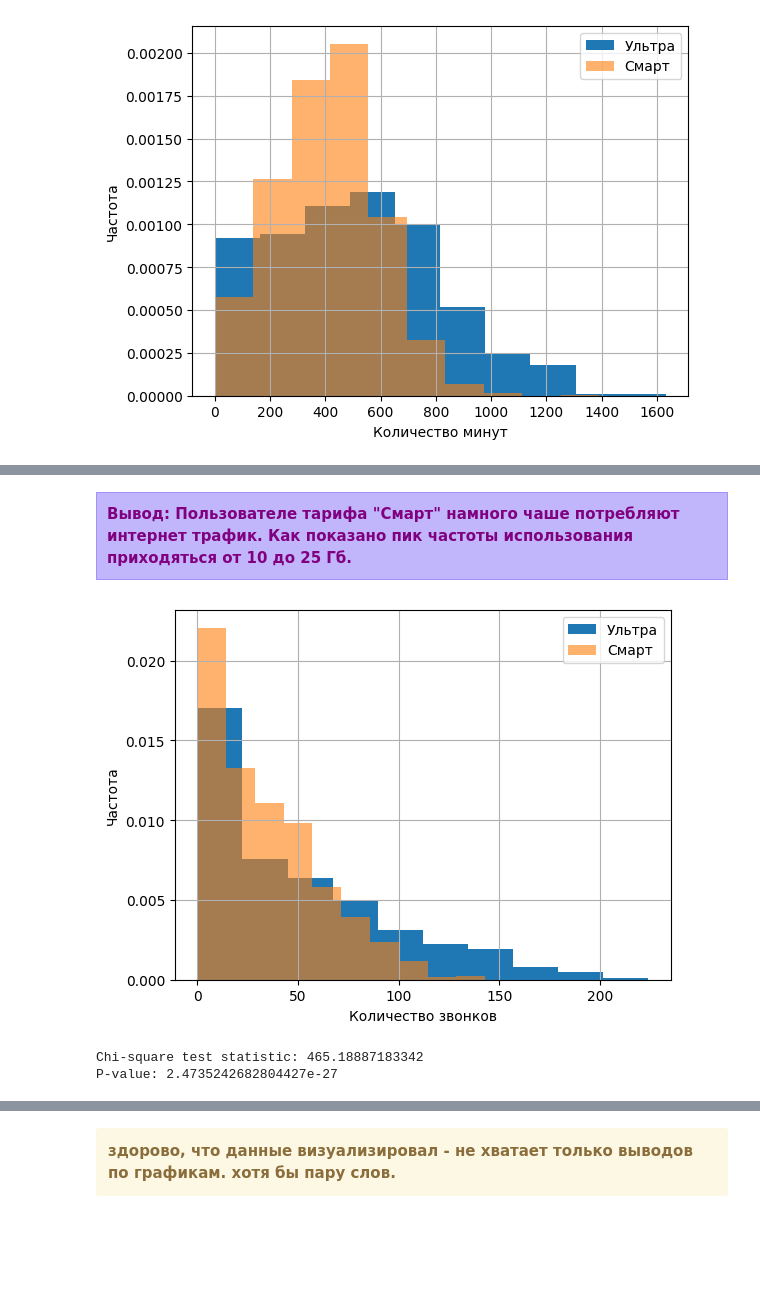
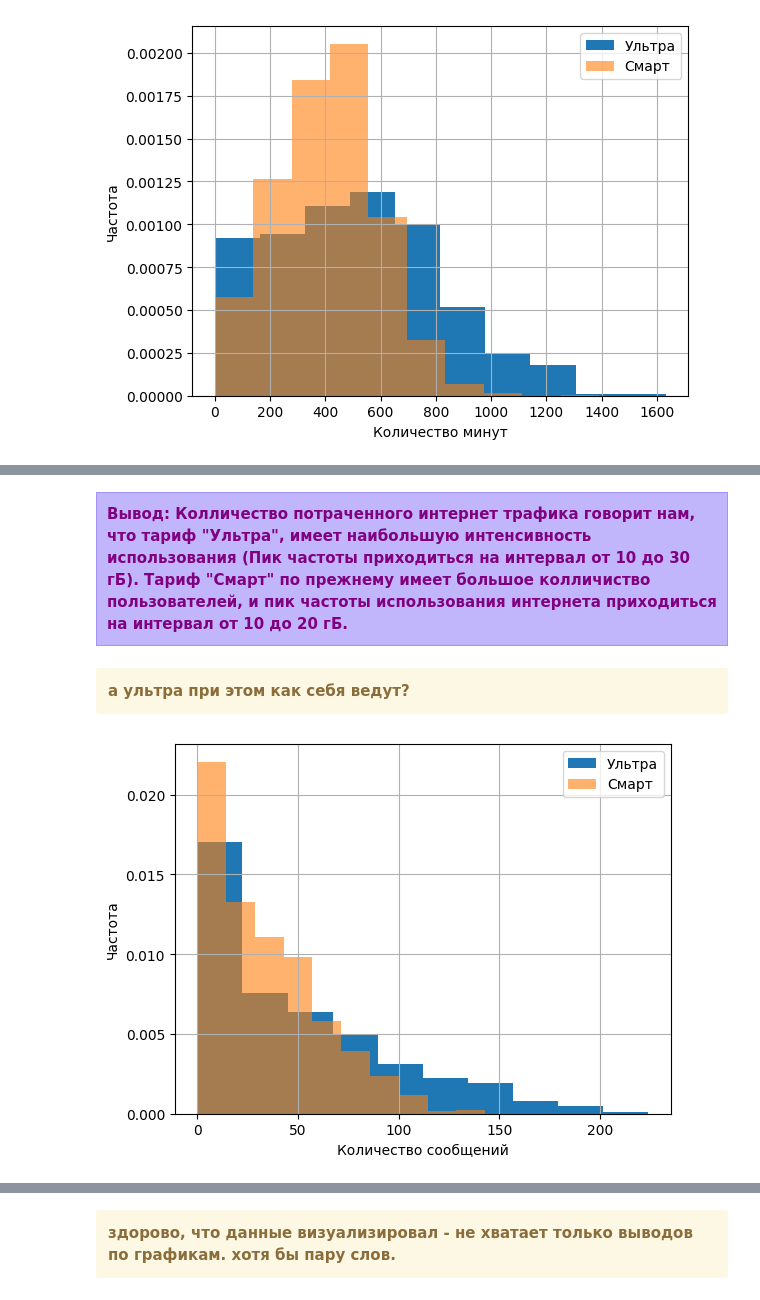
Before and after one commit to samurai921/task_sklearn, a Jupyter notebook: task_1.ipynb, the cells around one changed output, grey strips where cells are left out. Cells and saved outputs as stored; diff of their text form; code cells hidden in the pictures; blank space fills up the shorter version.

```diff
--- a/task_1.ipynb
+++ b/task_1.ipynb
@@ -132,31 +138,24 @@ plt.show()
 
 <div style="background-color: #c1b6fc; padding: 10px; border: 1px solid #a491fc;">
     <b>
-        <font color="purple">Вывод: Пользователе тарифа "Смарт" намного чаше потребляют интернет трафик. Как показано пик частоты использования приходяться от 10 до 25 Гб.</font>
+        <font color="purple">Вывод: Колличество потраченного интернет трафика говорит нам, что тариф "Ультра", имеет наибольшую интенсивность использования (Пик частоты приходиться на интервал от 10 до 30 гБ). Тариф "Смарт" по прежнему имеет большое колличиство пользователей, и пик частоты использования интернета приходиться на интервал от 10 до 20 гБ. </font>
     </b>
 </div>
+# %% [markdown]
+<div class="alert alert-warning">
+<b>а ультра при этом как себя ведут?
+</b>
+</div>
 # %%
-df_tarific.query('is_ultra == 1')['message'].hist(density=True)
-df_tarific.query('is_ultra == 0')['message'].hist(alpha=0.6, density=True)
+df_tarific.query('is_ultra == 1')['message'].hist(density=True) # Ультра
+df_tarific.query('is_ultra == 0')['message'].hist(alpha=0.6, density=True) # Смарт
 
-plt.xlabel("Количество звонков")
+plt.xlabel("Количество сообщений")
 plt.ylabel("Частота")
 plt.legend(labels=["Ультра", "Смарт"])
 plt.show()
 # %% [output]
-[figure, old version]
+[figure, new version]
-# %%
-from scipy.stats import chi2_contingency
-
-contingency_table = pd.crosstab(df_tarific['is_ultra'], df_tarific['message'])
-
-chi2, p, _, _ = chi2_contingency(contingency_table)
-
-print(f"Chi-square test statistic: {chi2}")
-print(f"P-value: {p}")
-# %% [output]
-Chi-square test statistic: 465.18887183342
-P-value: 2.4735242682804427e-27
 # %% [markdown]
 <div style="background-color: #c1b6fc; padding: 10px; border: 1px solid #a491fc;">
     <b>
```
Also changed, not shown: parts of 45 cells of this notebook.
